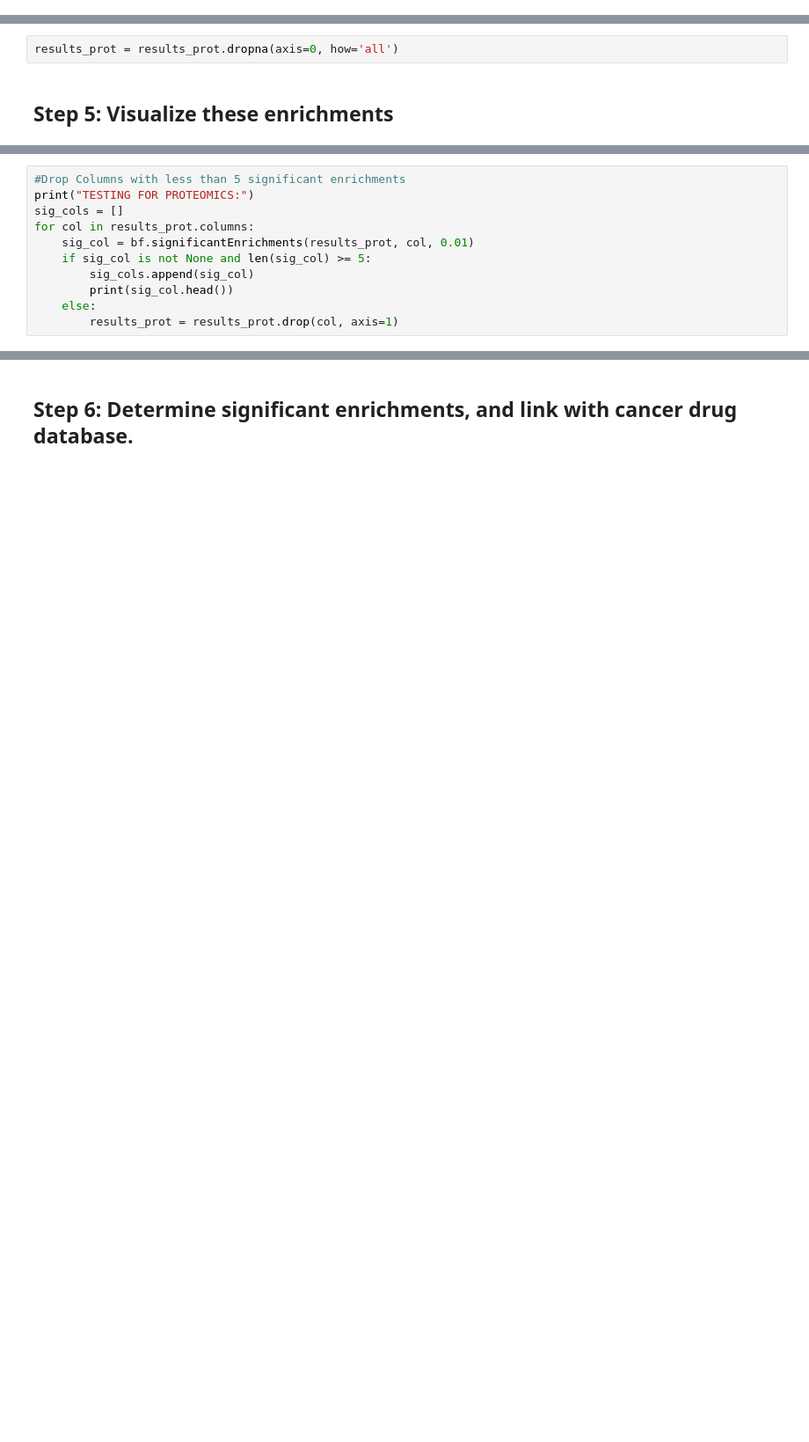
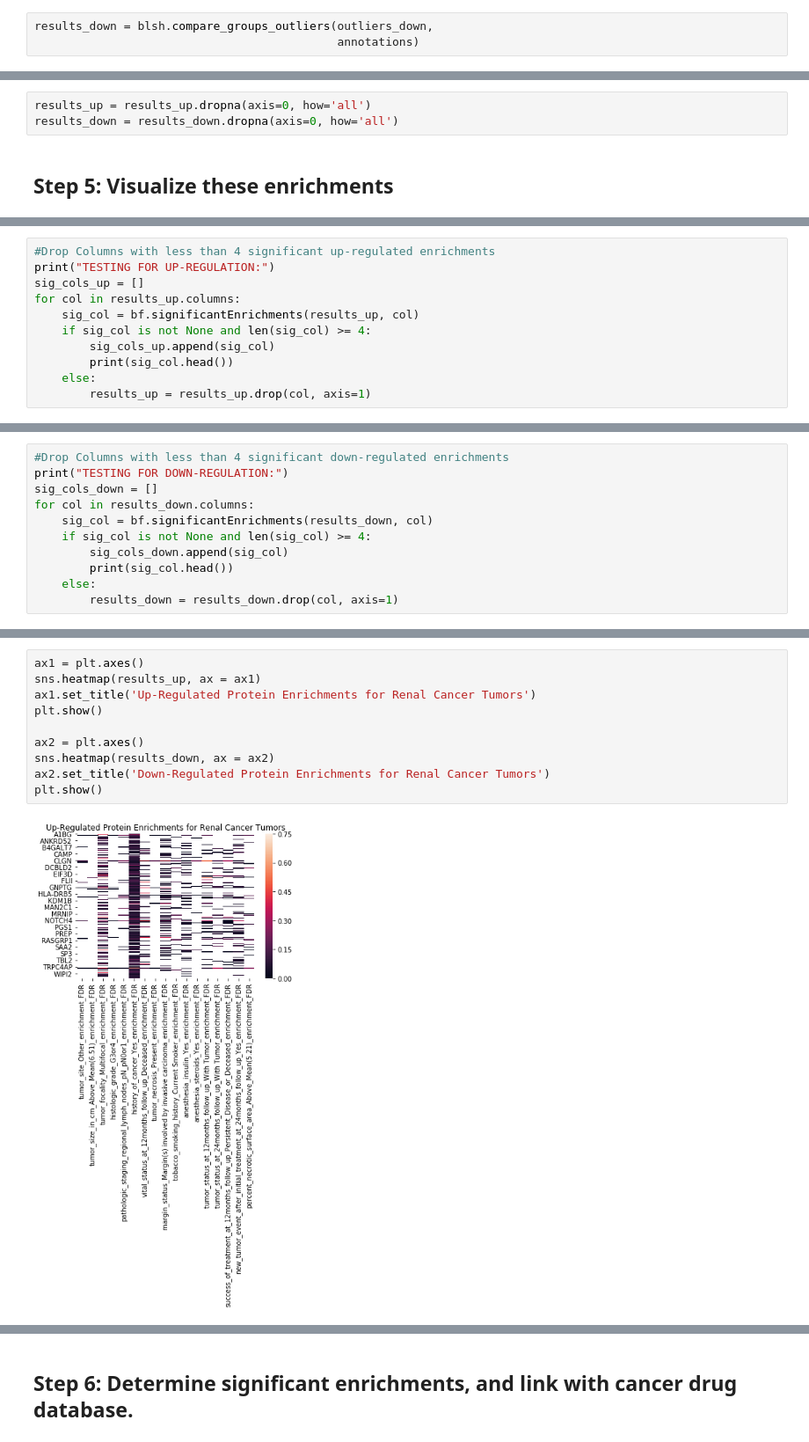
Before and after one commit to PayneLab/WhenMutationsMatter, a Jupyter notebook: Daniel/Outlier_Analysis_Renal.ipynb, the cells around one changed output, grey strips where cells are left out. Shown at 88% size. Drawn from its saved outputs; the diff is of its cells as text; blank space fills up the shorter version.

Commit message:
included down regulated genes for renal cancer. changed dgidb_json_parse

```diff
--- a/Daniel/Outlier_Analysis_Renal.ipynb
+++ b/Daniel/Outlier_Analysis_Renal.ipynb
@@ -394,3 +419,6 @@ No rows had outliers in at least 0.3 of weight_in_mg Below_Mean(363.28) samples
 No rows had outliers in at least 0.3 of weight_in_mg Above_Mean(363.28) samples
 No rows had outliers in at least 0.3 of minutes_collection_to_frozen Above_Mean(17.83) samples
 No rows had outliers in at least 0.3 of minutes_collection_to_frozen Below_Mean(17.83) samples
+# %%
+results_down = blsh.compare_groups_outliers(outliers_down,
+                                            annotations)
@@ -397,6 +443,7 @@ No rows had outliers in at least 0.3 of minutes_collection_to_frozen Below_Mean(
 # %% [markdown]
 Many of the output values from compare_group_outliers are NaN, so here we will get rid of the NaN values for visualization purposes.
 # %%
-results_prot = results_prot.dropna(axis=0, how='all')
+results_up = results_up.dropna(axis=0, how='all')
+results_down = results_down.dropna(axis=0, how='all')
 # %% [markdown]
 ## Step 5: Visualize these enrichments
@@ -403,12 +452,12 @@ results_prot = results_prot.dropna(axis=0, how='all')
 # %%
-#Drop Columns with less than 5 significant enrichments
-print("TESTING FOR PROTEOMICS:")
-sig_cols = []
-for col in results_prot.columns:
-    sig_col = bf.significantEnrichments(results_prot, col, 0.01)
-    if sig_col is not None and len(sig_col) >= 5:
-        sig_cols.append(sig_col)
+#Drop Columns with less than 4 significant up-regulated enrichments
+print("TESTING FOR UP-REGULATION:")
+sig_cols_up = []
+for col in results_up.columns:
+    sig_col = bf.significantEnrichments(results_up, col)
+    if sig_col is not None and len(sig_col) >= 4:
+        sig_cols_up.append(sig_col)
         print(sig_col.head())
     else:
-        results_prot = results_prot.drop(col, axis=1)
+        results_up = results_up.drop(col, axis=1)
 # %% [output]
@@ -436,0 +481,11 @@ plt.show()
+# %%
+#Drop Columns with less than 4 significant down-regulated enrichments
+print("TESTING FOR DOWN-REGULATION:")
+sig_cols_down = []
+for col in results_down.columns:
+    sig_col = bf.significantEnrichments(results_down, col)
+    if sig_col is not None and len(sig_col) >= 4:
+        sig_cols_down.append(sig_col)
+        print(sig_col.head())
+    else:
+        results_down = results_down.drop(col, axis=1)
@@ -436,0 +512,12 @@ plt.show()
+# %%
+ax1 = plt.axes()
+sns.heatmap(results_up, ax = ax1)
+ax1.set_title('Up-Regulated Protein Enrichments for Renal Cancer Tumors')
+plt.show()
+
+ax2 = plt.axes()
+sns.heatmap(results_down, ax = ax2)
+ax2.set_title('Down-Regulated Protein Enrichments for Renal Cancer Tumors')
+plt.show()
+# %% [output]
+[figure, added]
```
Also changed, not shown: parts of 22 cells of this notebook, 25 other files.
